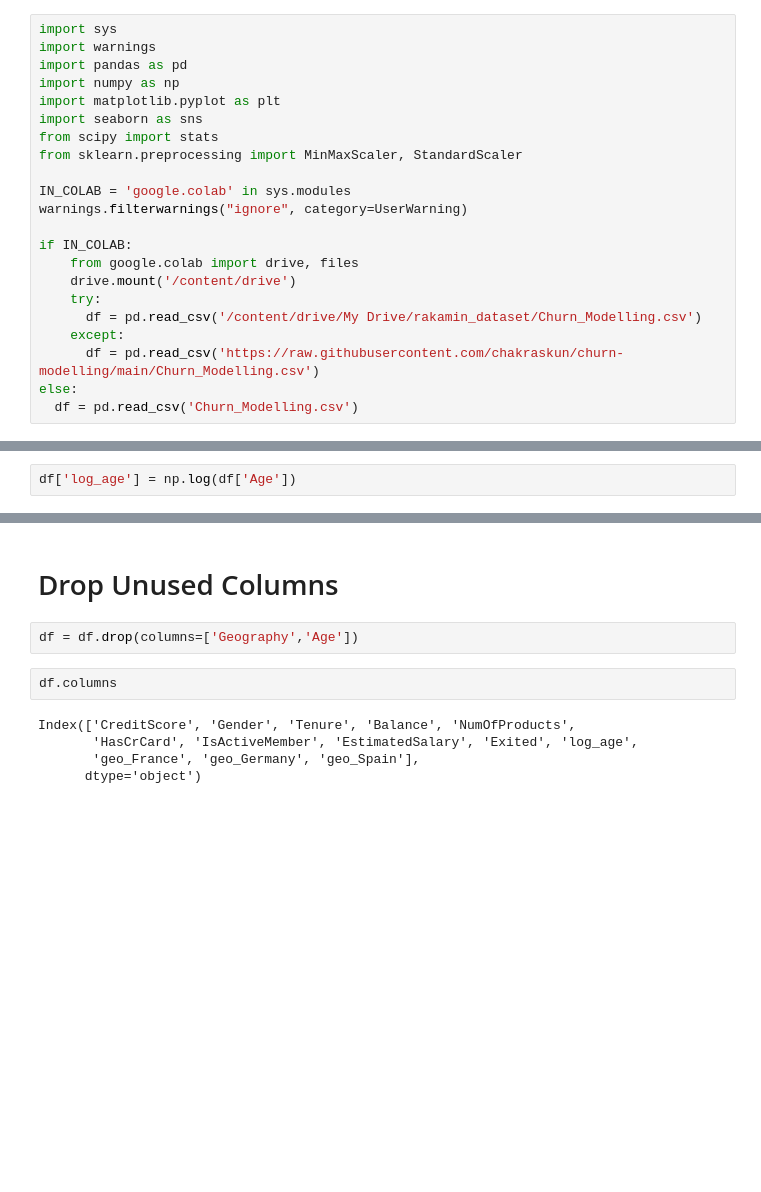
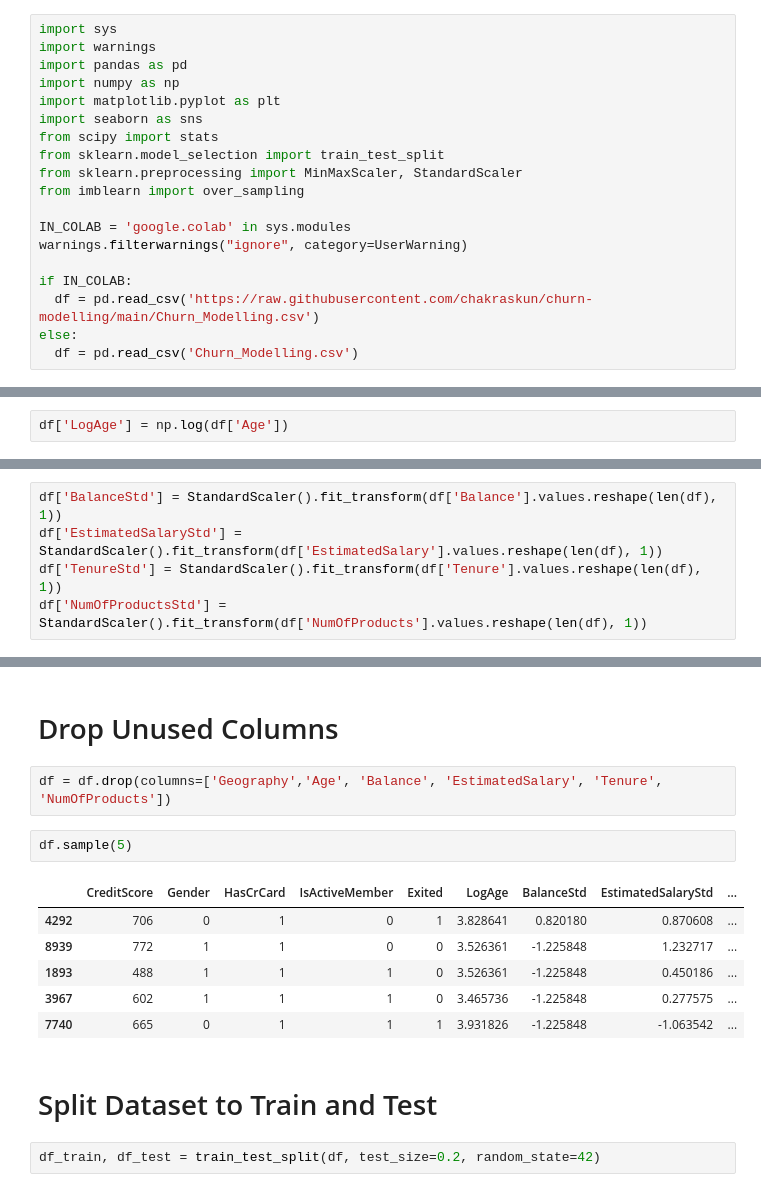
Before and after one commit to chakraskun/churn-modelling, a Jupyter notebook: data_preprocessing.ipynb, the cells around one changed output, grey strips where cells are left out. Drawn from its saved outputs; the diff is of its cells as text; blank space fills up the shorter version.

```diff
--- a/data_preprocessing.ipynb
+++ b/data_preprocessing.ipynb
@@ -6,18 +6,15 @@ import numpy as np
 import matplotlib.pyplot as plt
 import seaborn as sns
 from scipy import stats
+from sklearn.model_selection import train_test_split
 from sklearn.preprocessing import MinMaxScaler, StandardScaler
+from imblearn import over_sampling
 
 IN_COLAB = 'google.colab' in sys.modules
 warnings.filterwarnings("ignore", category=UserWarning)
 
 if IN_COLAB:
-    from google.colab import drive, files
-    drive.mount('/content/drive')
-    try:
-      df = pd.read_csv('/content/drive/My Drive/rakamin_dataset/Churn_Modelling.csv')
-    except:
-      df = pd.read_csv('https://raw.githubusercontent.com/chakraskun/churn-modelling/main/Churn_Modelling.csv')
+  df = pd.read_csv('https://raw.githubusercontent.com/chakraskun/churn-modelling/main/Churn_Modelling.csv')
 else:
   df = pd.read_csv('Churn_Modelling.csv')
 # %%
@@ -90,7 +87,7 @@ sns.kdeplot(np.log(df['Age']))
 <AxesSubplot:xlabel='Age', ylabel='Density'>
 [figure]
 # %%
-df['log_age'] = np.log(df['Age'])
+df['LogAge'] = np.log(df['Age'])
 # %%
 df.sample(5)
 # %% [output]
@@ -105,3 +102,8 @@ df.sample(5)
+# %%
+df['BalanceStd'] = StandardScaler().fit_transform(df['Balance'].values.reshape(len(df), 1))
+df['EstimatedSalaryStd'] = StandardScaler().fit_transform(df['EstimatedSalary'].values.reshape(len(df), 1))
+df['TenureStd'] = StandardScaler().fit_transform(df['Tenure'].values.reshape(len(df), 1))
+df['NumOfProductsStd'] = StandardScaler().fit_transform(df['NumOfProducts'].values.reshape(len(df), 1))
 # %% [markdown]
 # Feature Encoding
 # %%
@@ -129,11 +130,17 @@ df.sample(5)
 # %% [markdown]
 # Drop Unused Columns
 # %%
-df = df.drop(columns=['Geography','Age'])
+df = df.drop(columns=['Geography','Age', 'Balance', 'EstimatedSalary', 'Tenure', 'NumOfProducts'])
-# %%
-df.columns
-# %% [output]
-Index(['CreditScore', 'Gender', 'Tenure', 'Balance', 'NumOfProducts',
-       'HasCrCard', 'IsActiveMember', 'EstimatedSalary', 'Exited', 'log_age',
-       'geo_France', 'geo_Germany', 'geo_Spain'],
-      dtype='object')
+# %%
+df.sample(5)
+# %% [output]
+|  | CreditScore | Gender | HasCrCard | IsActiveMember | Exited | LogAge | BalanceStd | EstimatedSalaryStd | ... |
+| 4292 | 706 | 0 | 1 | 0 | 1 | 3.828641 | 0.820180 | 0.870608 | ... |
+| 8939 | 772 | 1 | 1 | 0 | 0 | 3.526361 | -1.225848 | 1.232717 | ... |
+| 1893 | 488 | 1 | 1 | 1 | 0 | 3.526361 | -1.225848 | 0.450186 | ... |
+| 3967 | 602 | 1 | 1 | 1 | 0 | 3.465736 | -1.225848 | 0.277575 | ... |
+| 7740 | 665 | 0 | 1 | 1 | 1 | 3.931826 | -1.225848 | -1.063542 | ... |
+# %% [markdown]
+# Split Dataset to Train and Test
+# %%
+df_train, df_test = train_test_split(df, test_size=0.2, random_state=42)
```
Also changed, not shown: parts of 9 cells of this notebook.
